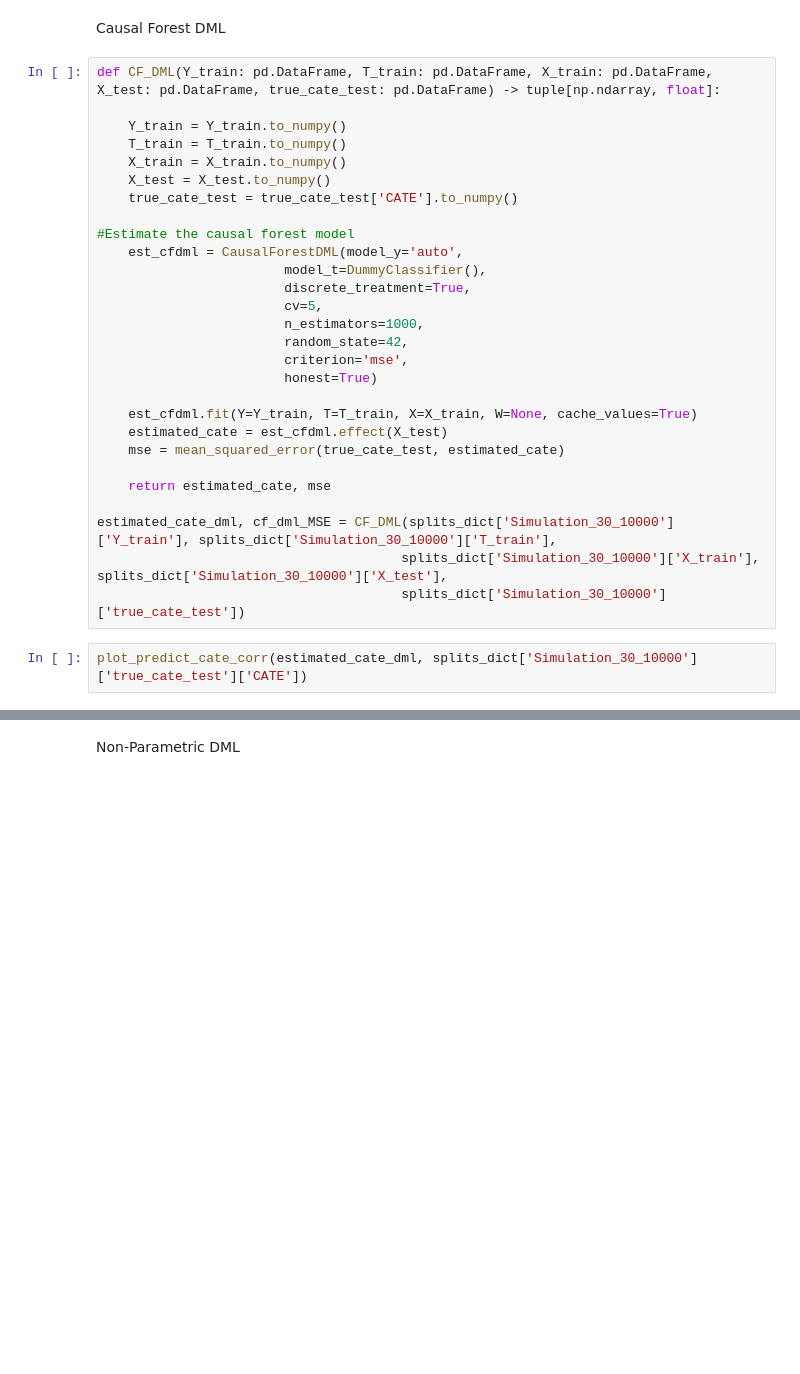
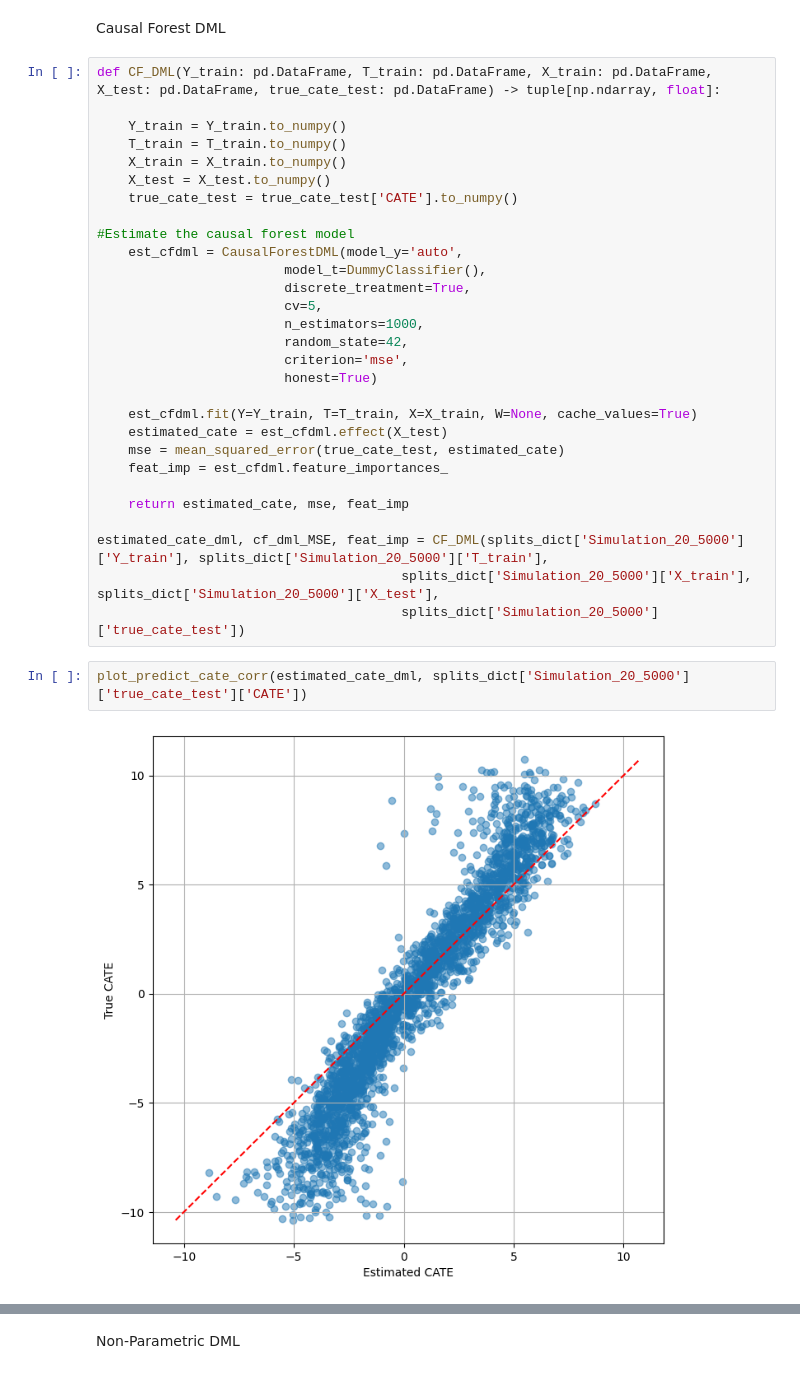
Before and after one commit to Jackbonkins/Heter_effects, a Jupyter notebook: Analysis.ipynb, the cells around one changed output, grey strips where cells are left out. Cells and saved outputs as stored; diff of their text form; blank space fills up the shorter version.

```diff
--- a/Analysis.ipynb
+++ b/Analysis.ipynb
@@ -204,11 +199,14 @@ def CF_DML(Y_train: pd.DataFrame, T_train: pd.DataFrame, X_train: pd.DataFrame,
     est_cfdml.fit(Y=Y_train, T=T_train, X=X_train, W=None, cache_values=True)
     estimated_cate = est_cfdml.effect(X_test)
     mse = mean_squared_error(true_cate_test, estimated_cate)
+    feat_imp = est_cfdml.feature_importances_
 
-    return estimated_cate, mse
+    return estimated_cate, mse, feat_imp
 
-estimated_cate_dml, cf_dml_MSE = CF_DML(splits_dict['Simulation_30_10000']['Y_train'], splits_dict['Simulation_30_10000']['T_train'],
-                                       splits_dict['Simulation_30_10000']['X_train'], splits_dict['Simulation_30_10000']['X_test'],
-                                       splits_dict['Simulation_30_10000']['true_cate_test'])
+estimated_cate_dml, cf_dml_MSE, feat_imp = CF_DML(splits_dict['Simulation_20_5000']['Y_train'], splits_dict['Simulation_20_5000']['T_train'],
+                                       splits_dict['Simulation_20_5000']['X_train'], splits_dict['Simulation_20_5000']['X_test'],
+                                       splits_dict['Simulation_20_5000']['true_cate_test'])
 # %%
-plot_predict_cate_corr(estimated_cate_dml, splits_dict['Simulation_30_10000']['true_cate_test']['CATE'])
+plot_predict_cate_corr(estimated_cate_dml, splits_dict['Simulation_20_5000']['true_cate_test']['CATE'])
+# %% [output]
+[figure, added]
```
Also changed, not shown: parts of 14 cells of this notebook, 2 other files.
